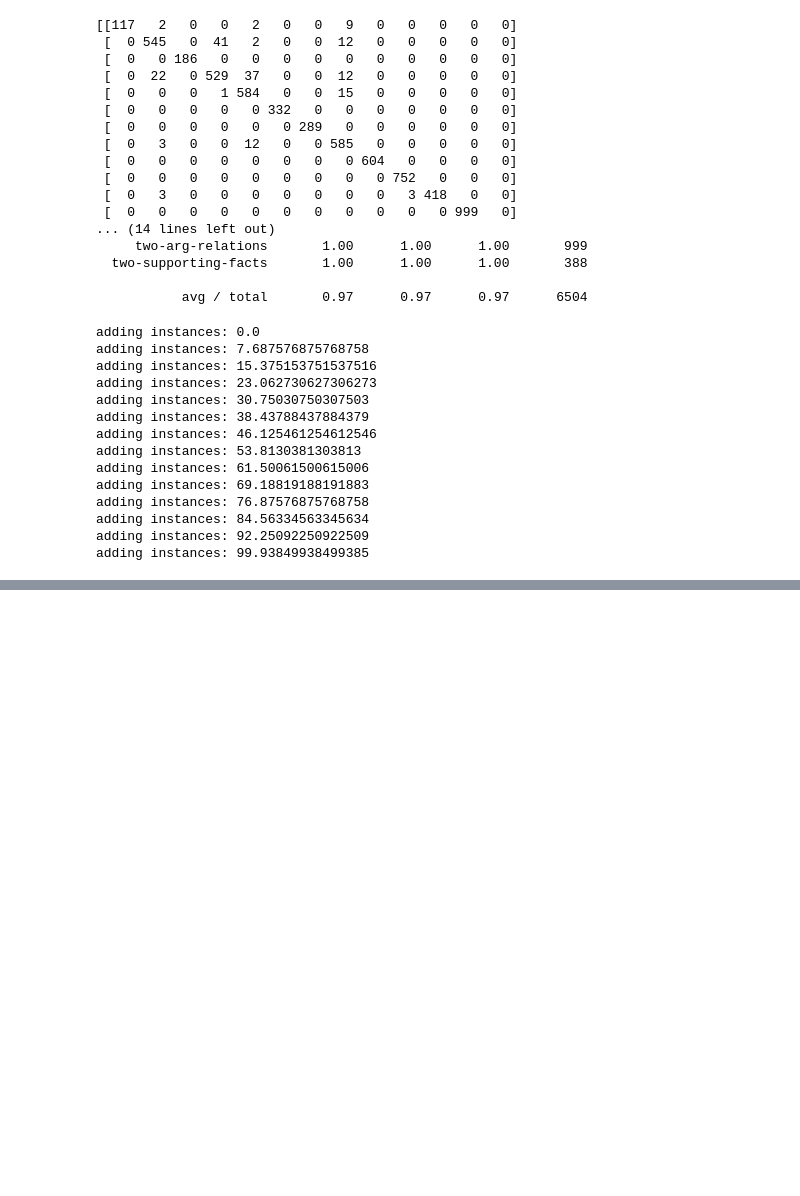
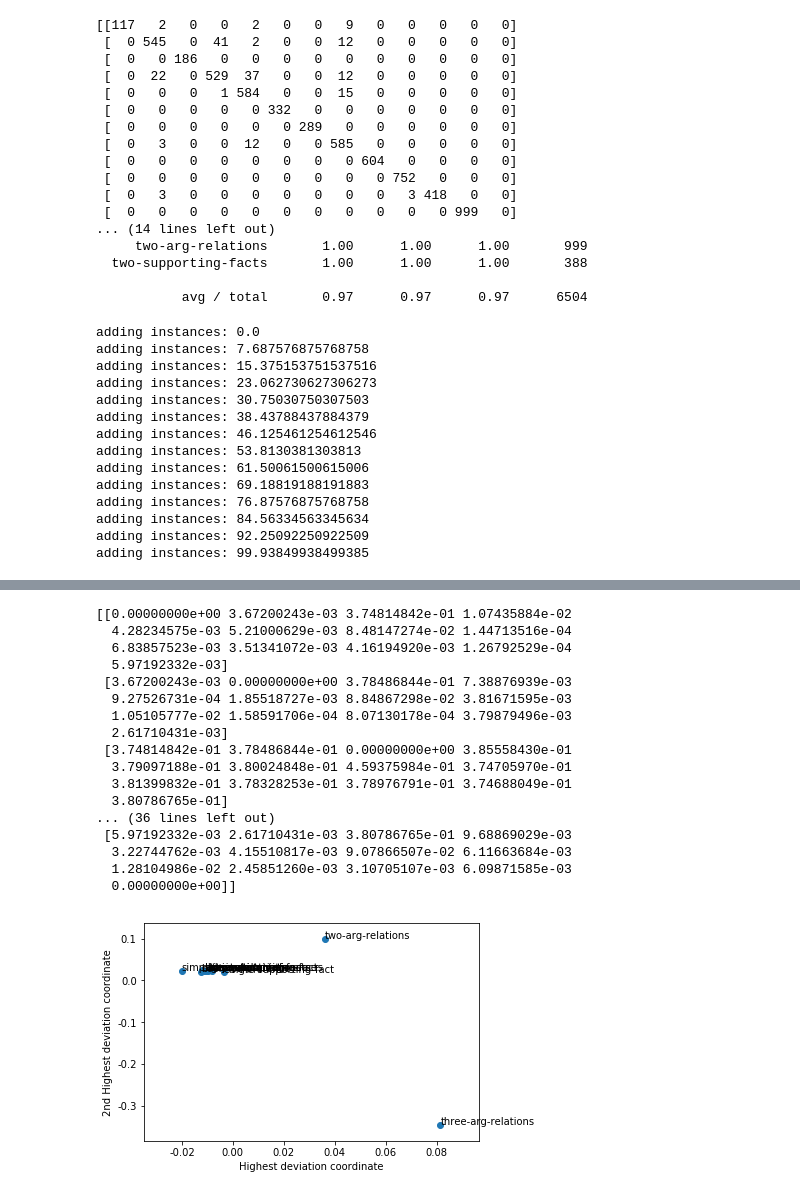
Before and after one commit to danyaljj/allennlp, a Jupyter notebook: 1.analysis_babi.ipynb, the cells around one changed output, grey strips where cells are left out. Cells and saved outputs as stored; diff of their text form; code cells hidden in the pictures; blank space fills up the shorter version.

```diff
--- a/1.analysis_babi.ipynb
+++ b/1.analysis_babi.ipynb
@@ -896,0 +973,39 @@ for ind1, type1 in enumerate(unique_types111_list):
+# %%
+from scipy.sparse.csgraph import shortest_path
+
+# dissimalrity = accuracy_table
+#distanceMatrix = dissimalrity+0.5*np.eye(dissimalrity.shape[0], dissimalrity.shape[1])
+# distanceMatrix = accuracy_table # - np.ones(distanceMatrix.shape)
+pathDistance=shortest_path(separation_table)
+print(pathDistance)
+
+from sklearn.manifold import MDS
+import matplotlib.pyplot as plt
+mds=MDS(n_components=2,dissimilarity="precomputed", random_state=4)
+emb=mds.fit_transform(pathDistance)
+fig, ax = plt.subplots()
+ax.scatter(emb[:,0],emb[:,1])
+ax.set_xlabel("Highest deviation coordinate")
+ax.set_ylabel("2nd Highest deviation coordinate")
+for i, txt in enumerate(unique_types111):
+    ax.annotate(txt, (emb[i,0],emb[i,1]))
+plt.show()
+# %% [output]
+[[0.00000000e+00 3.67200243e-03 3.74814842e-01 1.07435884e-02
+  4.28234575e-03 5.21000629e-03 8.48147274e-02 1.44713516e-04
+  6.83857523e-03 3.51341072e-03 4.16194920e-03 1.26792529e-04
+  5.97192332e-03]
+ [3.67200243e-03 0.00000000e+00 3.78486844e-01 7.38876939e-03
+  9.27526731e-04 1.85518727e-03 8.84867298e-02 3.81671595e-03
+  1.05105777e-02 1.58591706e-04 8.07130178e-04 3.79879496e-03
+  2.61710431e-03]
+ [3.74814842e-01 3.78486844e-01 0.00000000e+00 3.85558430e-01
+  3.79097188e-01 3.80024848e-01 4.59375984e-01 3.74705970e-01
+  3.81399832e-01 3.78328253e-01 3.78976791e-01 3.74688049e-01
+  3.80786765e-01]
+... (36 lines left out)
+ [5.97192332e-03 2.61710431e-03 3.80786765e-01 9.68869029e-03
+  3.22744762e-03 4.15510817e-03 9.07866507e-02 6.11663684e-03
+  1.28104986e-02 2.45851260e-03 3.10705107e-03 6.09871585e-03
+  0.00000000e+00]]
+[figure, added]
```
Also changed, not shown: parts of 6 cells of this notebook, 4 other files.
